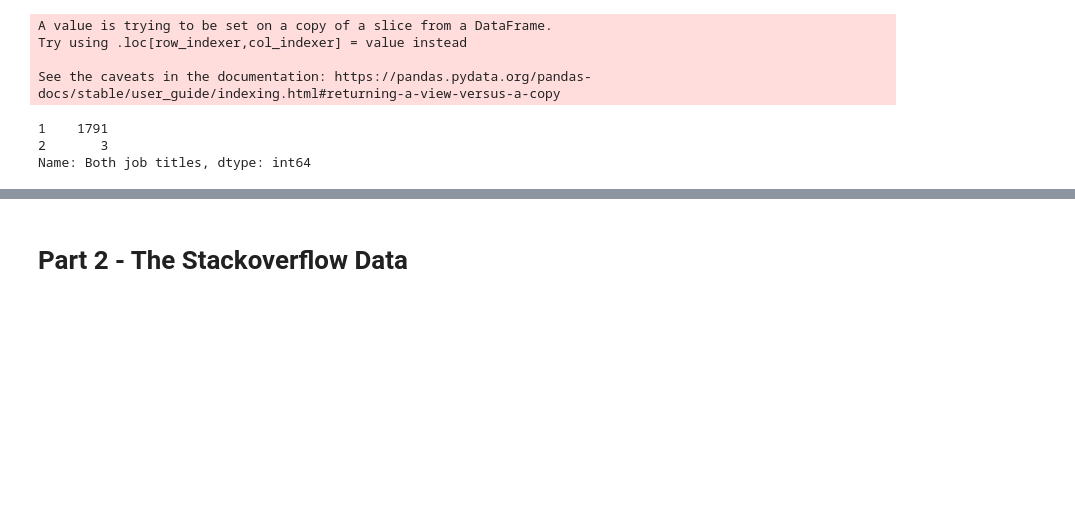
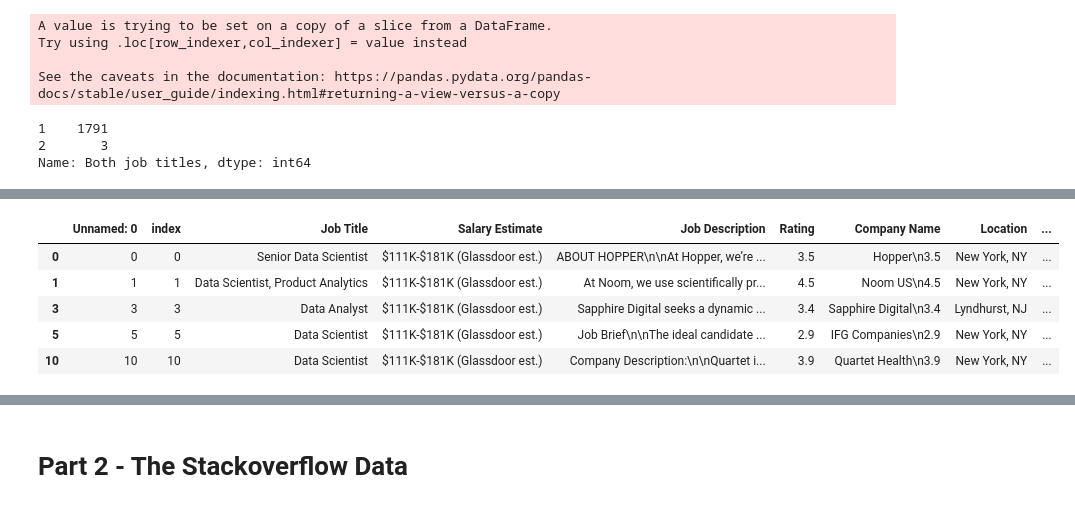
Before and after one commit to judithleao/Difference-DataAnalysts-and-DataScientists, a Jupyter notebook: code/a1-v1.ipynb, the cells around one changed output, grey strips where cells are left out. Drawn from its saved outputs; the diff is of its cells as text; code cells hidden in the pictures; blank space fills up the shorter version.

```diff
--- a/code/a1-v1.ipynb
+++ b/code/a1-v1.ipynb
@@ -168,7 +168,6 @@ online_research_list = ['Datapine',
                   'Google Analytics',
                   'Oracle BI',
                   'SAP Analytics Cloud',
-                  'SAS',
                   'SPSS',
                   'Stata',
                   'Minitab',
@@ -179,7 +178,9 @@ online_research_list = ['Datapine',
 # Retrieving all DevTypes from the Stackoverflow data
 all_tools = subset_creator(dfs_tools, column_list)
 # %%
-full_list = all_tools + online_research_list + ['Excel', 'MS Office'] + ['Workplace','Azure','Bash','Shell','PowerShell','IBM Cloud','IBM Watson','Google Suite','Slack','SQL Server','GCP','Torch','PyTorch','Amazon Web Services','Visual Basic']
+full_list = all_tools + online_research_list + ['Excel', 'MS Office'] + ['Workplace','Azure','Bash','Shell','PowerShell','IBM Cloud','IBM Watson','Google Suite','Slack','SQL Server','GCP','Torch','PyTorch','Amazon Web Services','Visual Basic', 'PowerBI']
+full_list = list(set(full_list)) # Removing potential duplicate values
+full_list = sorted(full_list, key=lambda x: x.upper())
 # %% [markdown]
 ## Marking job postings as Data Analyst or Data Scientist postings
 # %%
@@ -226,0 +249,17 @@ dfk_f = dfk_f.loc[dfk_f['Both job titles']==1]
+# %%
+dfk_f[full_list] = np.nan
+# %%
+for i in full_list:
+    r1 = r"[\s.,;:/(]"
+    r2 = r"[\s.,;:/)]"
+    regex_string = re.compile(r1 + re.escape(i) + r2, re.IGNORECASE)
+    dfk_f.loc[dfk_f['Job Description'].str.contains(regex_string),i] = 1
+# %%
+dfk_f.head(5)
+# %% [output]
+|  | Unnamed: 0 | index | Job Title | Salary Estimate | Job Description | Rating | Company Name | Location | ... |
+| 0 | 0 | 0 | Senior Data Scientist | $111K-$181K (Glassdoor est.) | ABOUT HOPPER\n\nAt Hopper, we’re ... | 3.5 | Hopper\n3.5 | New York, NY | ... |
+| 1 | 1 | 1 | Data Scientist, Product Analytics | $111K-$181K (Glassdoor est.) | At Noom, we use scientifically pr... | 4.5 | Noom US\n4.5 | New York, NY | ... |
+| 3 | 3 | 3 | Data Analyst | $111K-$181K (Glassdoor est.) | Sapphire Digital seeks a dynamic ... | 3.4 | Sapphire Digital\n3.4 | Lyndhurst, NJ | ... |
+| 5 | 5 | 5 | Data Scientist | $111K-$181K (Glassdoor est.) | Job Brief\n\nThe ideal candidate ... | 2.9 | IFG Companies\n2.9 | New York, NY | ... |
+| 10 | 10 | 10 | Data Scientist | $111K-$181K (Glassdoor est.) | Company Description:\n\nQuartet i... | 3.9 | Quartet Health\n3.9 | New York, NY | ... |
```
Also changed, not shown: parts of 7 cells of this notebook.
